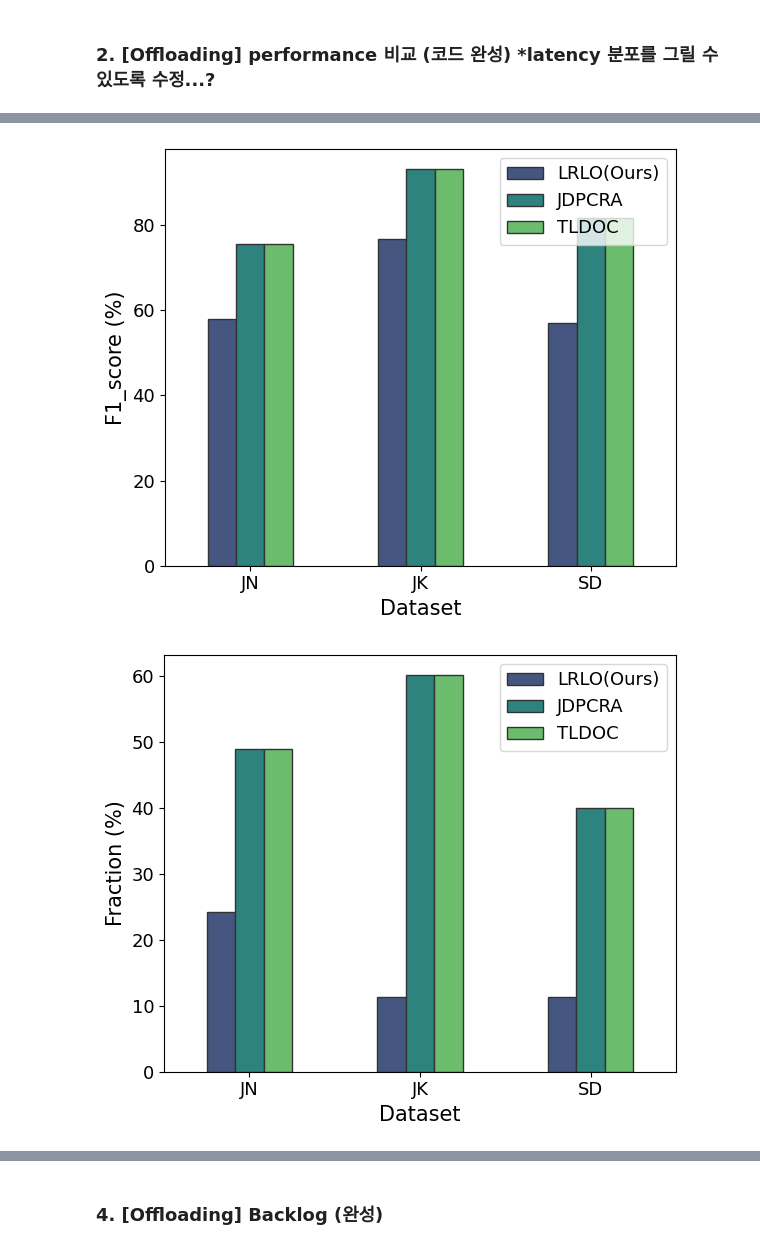
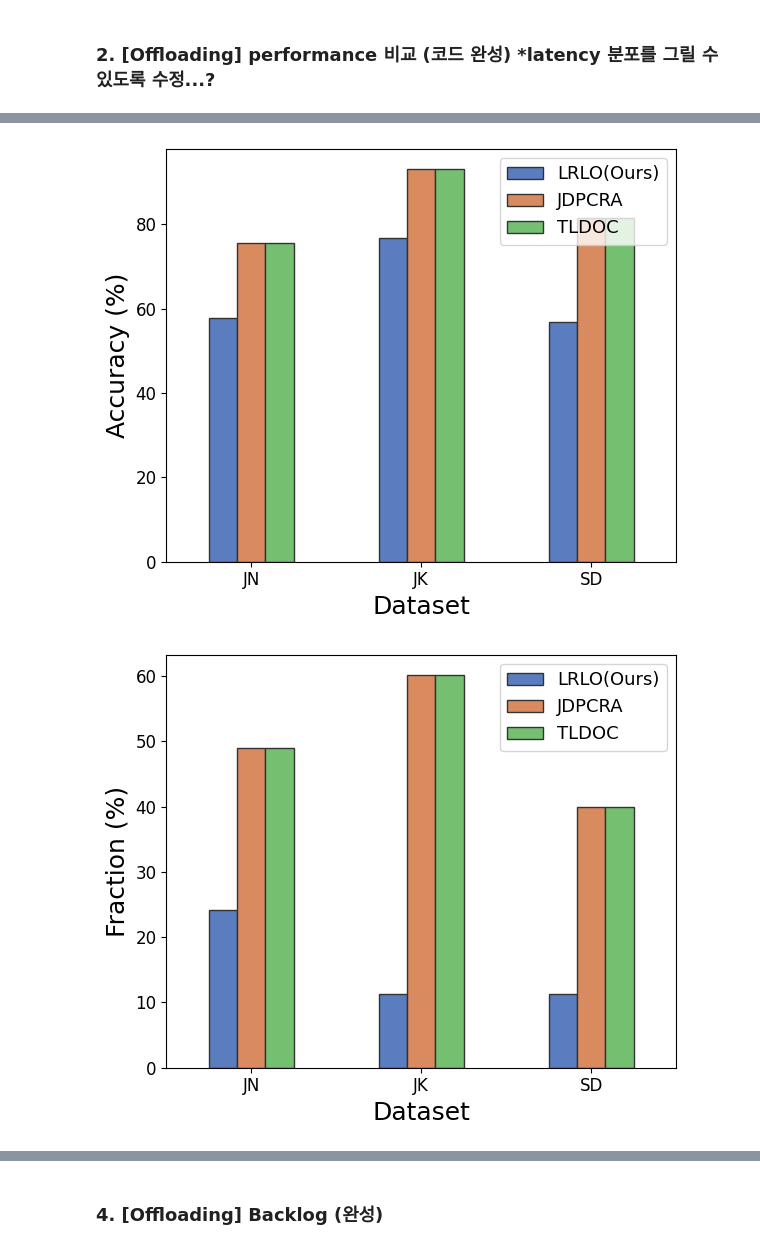
Before and after one commit to webb-c/Visualization-is-All-you-Need, a Jupyter notebook: LRLO_revision.ipynb, the cells around one changed output, grey strips where cells are left out. Cells and saved outputs as stored; diff of their text form; code cells hidden in the pictures.

```diff
--- a/LRLO_revision.ipynb
+++ b/LRLO_revision.ipynb
@@ -159,19 +177,21 @@ drop_df
 # %%
 from matplotlib.ticker import FuncFormatter
 
-axis_size = 13
-label_size = 15
+legend_size = 13
+axis_size = 14
+label_size = 20
 
 drop_df['method_with_target'] = drop_df.apply(
     lambda row: "LRLO(Ours)" if row['method'] == "LRLO" else (f"{row['method']}({row['target_f1']})" if not pd.isna(row['target_f1']) else row['method']),
     axis=1
 )
+drop_df.rename(columns={'f1_score': 'accuracy'}, inplace=True)
 datasets = drop_df['dataset'].unique()
 
 for dataset in datasets:
     subset = drop_df[drop_df['dataset'] == dataset]
 
-    melted_df = subset.melt(id_vars=['method_with_target'], value_vars=['f1_score', 'fraction'],
+    melted_df = subset.melt(id_vars=['method_with_target'], value_vars=['accuracy', 'fraction'],
                             var_name='Metric', value_name='Value')
 
     fig, ax = plt.subplots(figsize=(7.2, 6))
@@ -190,12 +210,12 @@ for dataset in datasets:
     ax.yaxis.set_major_formatter(FuncFormatter(lambda y, _: f'{y * 100:.0f}'))  # 예: 0.1 -> 10
 
     # y축 tick 폰트 크기 조정
-    ax.tick_params(axis='y', labelsize=axis_size)
-    ax2.tick_params(axis='y', labelsize=axis_size)
+    ax.tick_params(axis='y', labelsize=axis_size, size=0, which='both')
+    ax2.tick_params(axis='y', labelsize=axis_size, size=0, which='both')
 
     # 범례 폰트 크기 조정
-    ax.legend(loc='upper left', fontsize=axis_size)
-    ax2.legend(loc='upper right', fontsize=axis_size)
+    ax.legend(loc='upper left', fontsize=legend_size)
+    ax2.legend(loc='upper right', fontsize=legend_size)
 
     plt.tight_layout()
     plt.show()
@@ -465,29 +485,33 @@ for dataset in datasets:
 # %%
+text_size = 18
+label_size = 13
+tick_size = 12
 
-axis_size = 13
-label_size = 15
 
 metrics = ['f1_score', 'fraction']
 
 for metric in metrics:
     fig, ax = plt.subplots(figsize=(6, 5))
 
     # Metric 데이터를 위한 막대 그래프 생성
     metric_df = off_df.melt(id_vars=['dataset', 'method'], value_vars=[metric],
                             var_name='Metric', value_name='Value')
 
-    sns.barplot(data=metric_df, x='dataset', y='Value', hue='method', ax=ax, palette="viridis", edgecolor='0.2', width=0.5)
+    sns.barplot(data=metric_df, x='dataset', y='Value', hue='method', ax=ax, edgecolor='0.2', width=0.5, palette='muted')
 
-    ax.set_xlabel('Dataset', fontsize=label_size)
-    ax.set_ylabel(f'{metric.capitalize()} (%)', fontsize=label_size)
+    ax.set_xlabel('Dataset', fontsize=text_size)
+    if metric == 'f1_score':
+        ax.set_ylabel('Accuracy (%)', fontsize=text_size)
+    else:
+        ax.set_ylabel('Fraction (%)', fontsize=text_size)
     ax.yaxis.set_major_formatter(FuncFormatter(lambda y, _: f'{y * 100:.0f}'))  # 예: 0.1 -> 10
-    ax.tick_params(axis='x', labelsize=axis_size)
-    ax.tick_params(axis='y', labelsize=axis_size)
-    ax.legend(loc='upper right', fontsize=axis_size)
+    ax.tick_params(axis='x', labelsize=tick_size)
+    ax.tick_params(axis='y', labelsize=tick_size)
+    ax.legend(loc='upper right', fontsize=label_size)
 
     plt.tight_layout()
     plt.show()
 # %% [output]
-[figure, old version]
+[figure, new version]
-[figure, old version]
+[figure, new version]
 # %%
```
Also changed, not shown: parts of 16 cells of this notebook, 1 other file.
